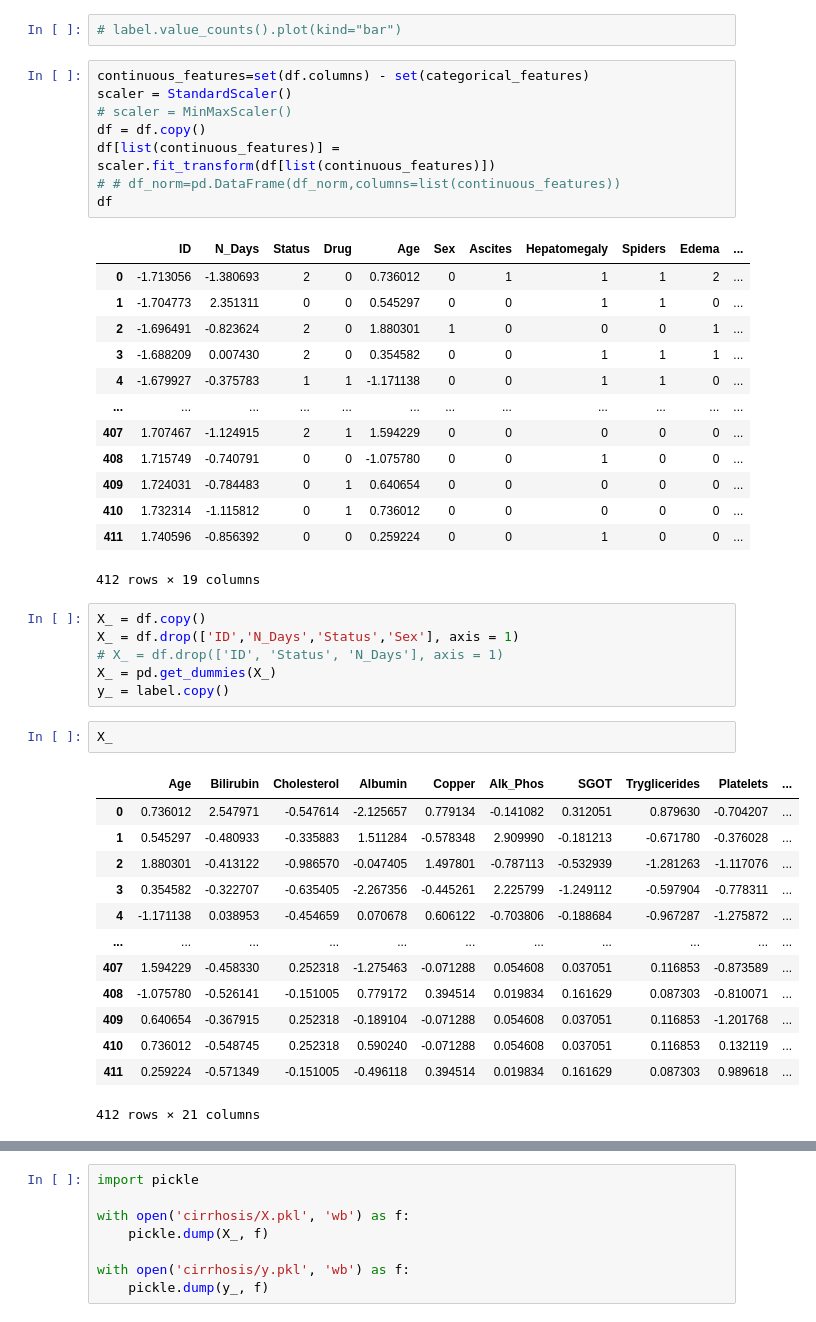
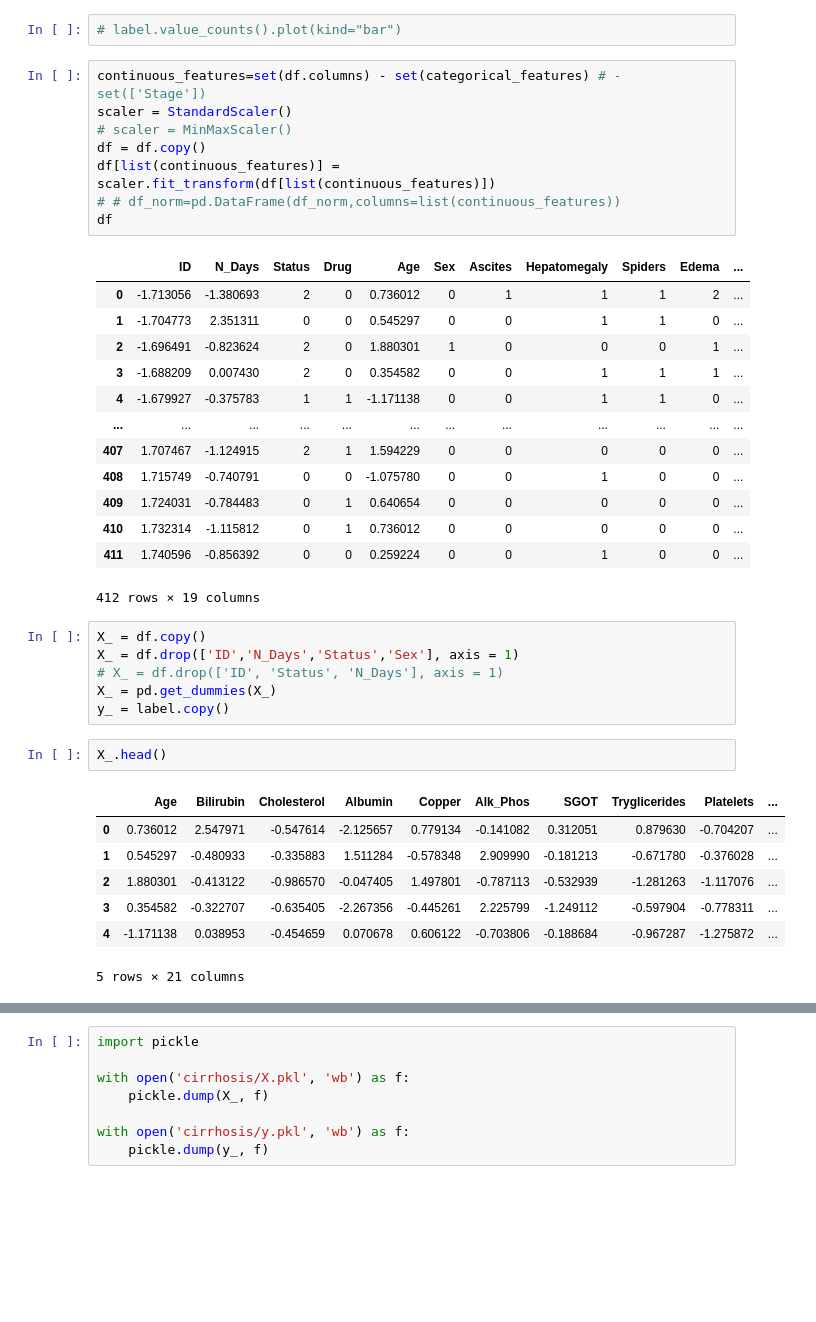
Before and after one commit to ddotu2612/BTL_MachineLearning, a Jupyter notebook: preprocessing/preprocessing_data_cirrhosis_disease.ipynb, the cells around one changed output, grey strips where cells are left out. Cells and saved outputs as stored; diff of their text form; blank space fills up the shorter version.

```diff
--- a/preprocessing/preprocessing_data_cirrhosis_disease.ipynb
+++ b/preprocessing/preprocessing_data_cirrhosis_disease.ipynb
@@ -469,7 +469,7 @@ df[categorical_features]=df[categorical_features].astype("category")
 # %%
 # label.value_counts().plot(kind="bar")
 # %%
-continuous_features=set(df.columns) - set(categorical_features)
+continuous_features=set(df.columns) - set(categorical_features) # - set(['Stage'])
 scaler = StandardScaler()
 # scaler = MinMaxScaler()
 df = df.copy()
@@ -497,21 +497,15 @@ X_ = df.drop(['ID','N_Days','Status','Sex'], axis = 1)
 X_ = pd.get_dummies(X_)
 y_ = label.copy()
 # %%
-X_
+X_.head()
 # %% [output]
 |  | Age | Bilirubin | Cholesterol | Albumin | Copper | Alk_Phos | SGOT | Tryglicerides | Platelets | ... |
 | 0 | 0.736012 | 2.547971 | -0.547614 | -2.125657 | 0.779134 | -0.141082 | 0.312051 | 0.879630 | -0.704207 | ... |
 | 1 | 0.545297 | -0.480933 | -0.335883 | 1.511284 | -0.578348 | 2.909990 | -0.181213 | -0.671780 | -0.376028 | ... |
 | 2 | 1.880301 | -0.413122 | -0.986570 | -0.047405 | 1.497801 | -0.787113 | -0.532939 | -1.281263 | -1.117076 | ... |
 | 3 | 0.354582 | -0.322707 | -0.635405 | -2.267356 | -0.445261 | 2.225799 | -1.249112 | -0.597904 | -0.778311 | ... |
 | 4 | -1.171138 | 0.038953 | -0.454659 | 0.070678 | 0.606122 | -0.703806 | -0.188684 | -0.967287 | -1.275872 | ... |
-| ... | ... | ... | ... | ... | ... | ... | ... | ... | ... | ... |
-| 407 | 1.594229 | -0.458330 | 0.252318 | -1.275463 | -0.071288 | 0.054608 | 0.037051 | 0.116853 | -0.873589 | ... |
-| 408 | -1.075780 | -0.526141 | -0.151005 | 0.779172 | 0.394514 | 0.019834 | 0.161629 | 0.087303 | -0.810071 | ... |
-| 409 | 0.640654 | -0.367915 | 0.252318 | -0.189104 | -0.071288 | 0.054608 | 0.037051 | 0.116853 | -1.201768 | ... |
-| 410 | 0.736012 | -0.548745 | 0.252318 | 0.590240 | -0.071288 | 0.054608 | 0.037051 | 0.116853 | 0.132119 | ... |
-| 411 | 0.259224 | -0.571349 | -0.151005 | -0.496118 | 0.394514 | 0.019834 | 0.161629 | 0.087303 | 0.989618 | ... |
-412 rows × 21 columns
+5 rows × 21 columns
 # %%
 from sklearn.metrics import accuracy_score, confusion_matrix, plot_confusion_matrix
 from sklearn.model_selection import learning_curve
```
Also changed, not shown: parts of 7 cells of this notebook, 3 other files.
